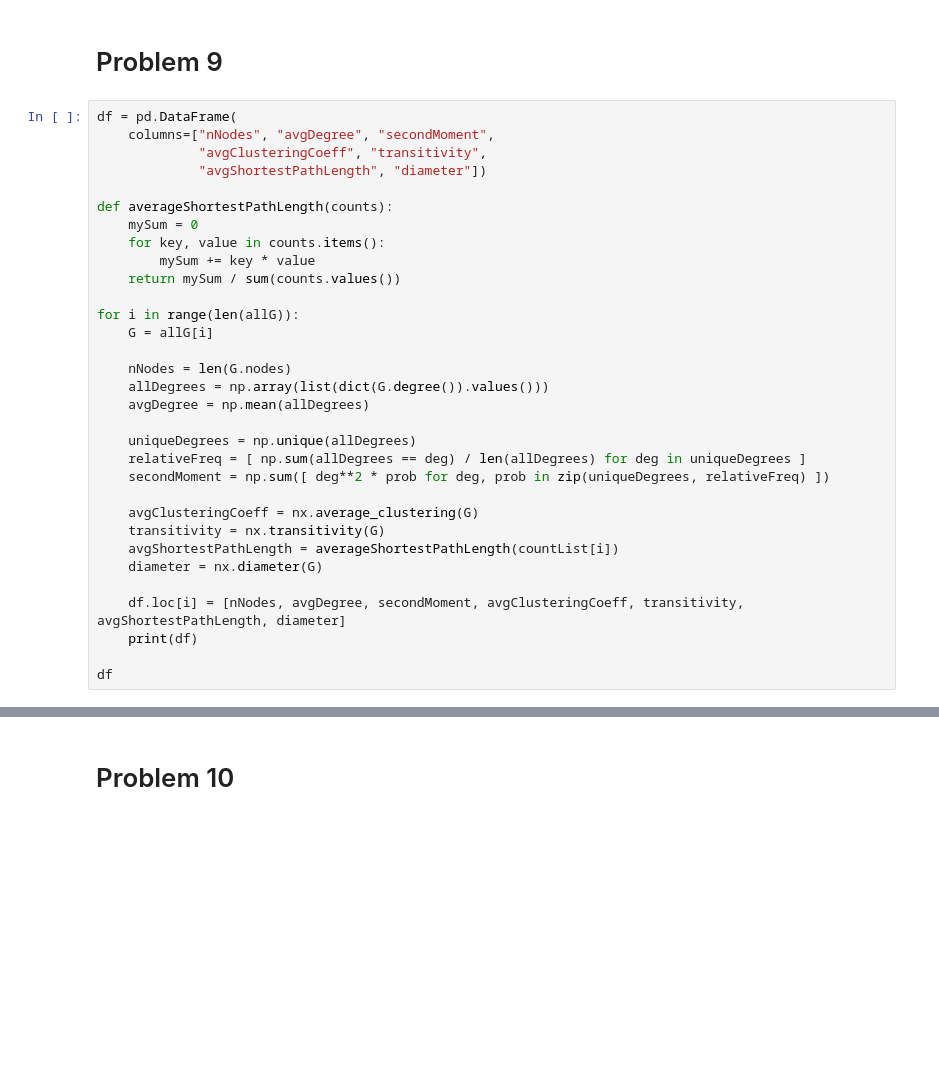
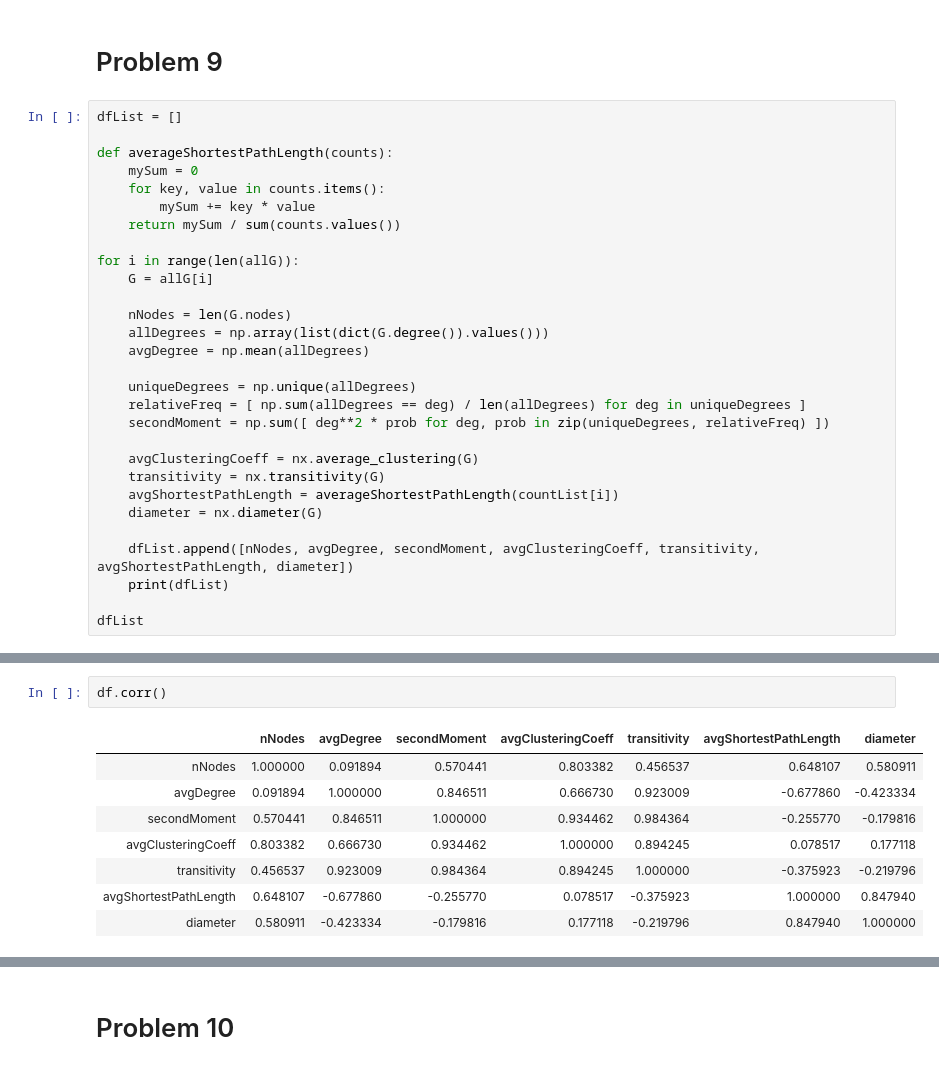
Before and after one commit to matheushjs/sandbox, a Jupyter notebook: complex_nets/lista1.ipynb, the cells around one changed output, grey strips where cells are left out. Cells and saved outputs as stored; diff of their text form; blank space fills up the shorter version.

```diff
--- a/complex_nets/lista1.ipynb
+++ b/complex_nets/lista1.ipynb
@@ -738,10 +738,7 @@ for i in range(len(countList)):
 # %% [markdown]
 # Problem 9
 # %%
-df = pd.DataFrame(
-    columns=["nNodes", "avgDegree", "secondMoment",
-             "avgClusteringCoeff", "transitivity",
-             "avgShortestPathLength", "diameter"])
+dfList = []
 
 def averageShortestPathLength(counts):
     mySum = 0
@@ -765,8 +762,8 @@ for i in range(len(allG)):
     avgShortestPathLength = averageShortestPathLength(countList[i])
     diameter = nx.diameter(G)
 
-    df.loc[i] = [nNodes, avgDegree, secondMoment, avgClusteringCoeff, transitivity, avgShortestPathLength, diameter]
-    print(df)
+    dfList.append([nNodes, avgDegree, secondMoment, avgClusteringCoeff, transitivity, avgShortestPathLength, diameter])
+    print(dfList)
 
-df
+dfList
 # %% [output]
@@ -784,0 +808,11 @@ df
+# %%
+df.corr()
+# %% [output]
+|  | nNodes | avgDegree | secondMoment | avgClusteringCoeff | transitivity | avgShortestPathLength | diameter |
+| nNodes | 1.000000 | 0.091894 | 0.570441 | 0.803382 | 0.456537 | 0.648107 | 0.580911 |
+| avgDegree | 0.091894 | 1.000000 | 0.846511 | 0.666730 | 0.923009 | -0.677860 | -0.423334 |
+| secondMoment | 0.570441 | 0.846511 | 1.000000 | 0.934462 | 0.984364 | -0.255770 | -0.179816 |
+| avgClusteringCoeff | 0.803382 | 0.666730 | 0.934462 | 1.000000 | 0.894245 | 0.078517 | 0.177118 |
+| transitivity | 0.456537 | 0.923009 | 0.984364 | 0.894245 | 1.000000 | -0.375923 | -0.219796 |
+| avgShortestPathLength | 0.648107 | -0.677860 | -0.255770 | 0.078517 | -0.375923 | 1.000000 | 0.847940 |
+| diameter | 0.580911 | -0.423334 | -0.179816 | 0.177118 | -0.219796 | 0.847940 | 1.000000 |
```
Also changed, not shown: parts of 16 cells of this notebook.
